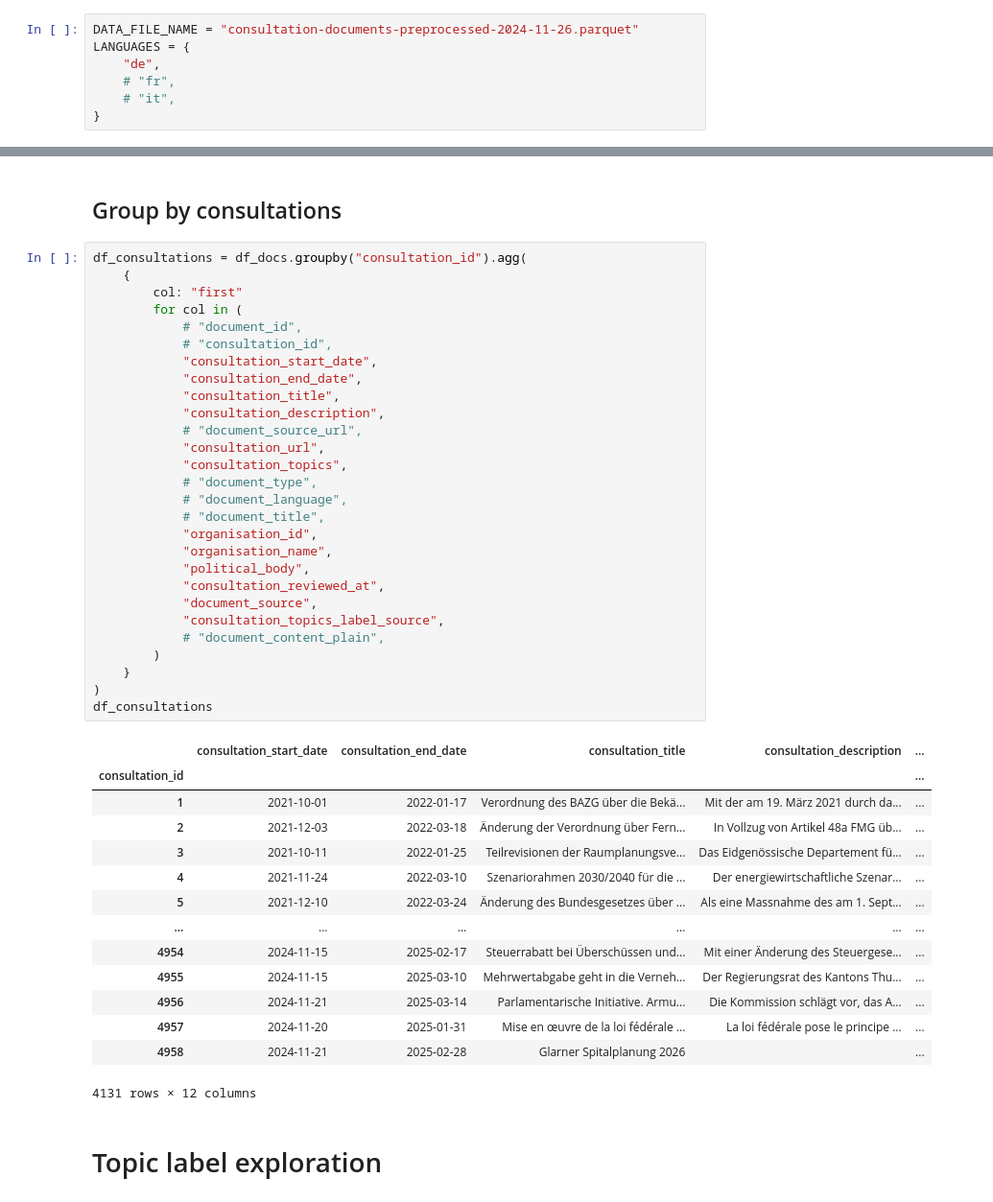
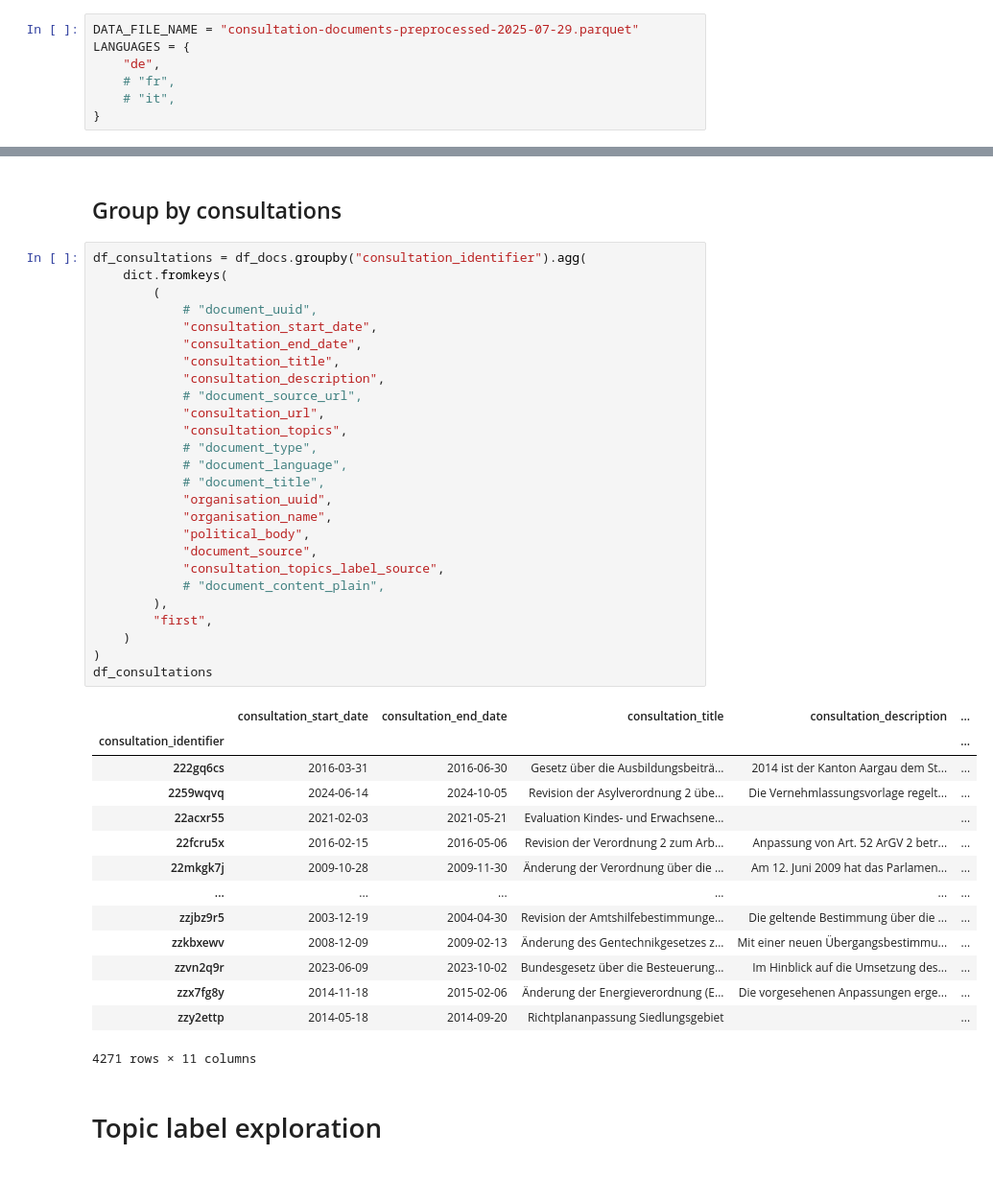
Before and after one commit to Demokratis-ch/demokratis-ml, a Jupyter notebook: research/consultation_topics/label_exploration.ipynb, the cells around one changed output, grey strips where cells are left out. Shown at 96% size. Cells and saved outputs as stored; diff of their text form.

```diff
--- a/research/consultation_topics/label_exploration.ipynb
+++ b/research/consultation_topics/label_exploration.ipynb
@@ -1,7 +1,7 @@
 # %% [markdown]
 # Setup
 # %%
-DATA_FILE_NAME = "consultation-documents-preprocessed-2024-11-26.parquet"
+DATA_FILE_NAME = "consultation-documents-preprocessed-2025-07-29.parquet"
 LANGUAGES = {
     "de",
     # "fr",
@@ -50,48 +50,46 @@ df_docs
 # %% [markdown]
 ## Group by consultations
 # %%
-df_consultations = df_docs.groupby("consultation_id").agg(
-    {
-        col: "first"
-        for col in (
-            # "document_id",
-            # "consultation_id",
+df_consultations = df_docs.groupby("consultation_identifier").agg(
+    dict.fromkeys(
+        (
+            # "document_uuid",
             "consultation_start_date",
             "consultation_end_date",
             "consultation_title",
             "consultation_description",
             # "document_source_url",
             "consultation_url",
             "consultation_topics",
             # "document_type",
             # "document_language",
             # "document_title",
-            "organisation_id",
+            "organisation_uuid",
             "organisation_name",
             "political_body",
-            "consultation_reviewed_at",
             "document_source",
             "consultation_topics_label_source",
             # "document_content_plain",
-        )
-    }
+        ),
+        "first",
+    )
 )
 df_consultations
 # %% [output]
 |  | consultation_start_date | consultation_end_date | consultation_title | consultation_description | ... |
-| consultation_id |  |  |  |  | ... |
-| 1 | 2021-10-01 | 2022-01-17 | Verordnung des BAZG über die Bekä... | Mit der am 19. März 2021 durch da... | ... |
-| 2 | 2021-12-03 | 2022-03-18 | Änderung der Verordnung über Fern... | In Vollzug von Artikel 48a FMG üb... | ... |
-| 3 | 2021-10-11 | 2022-01-25 | Teilrevisionen der Raumplanungsve... | Das Eidgenössische Departement fü... | ... |
-| 4 | 2021-11-24 | 2022-03-10 | Szenariorahmen 2030/2040 für die ... | Der energiewirtschaftliche Szenar... | ... |
-| 5 | 2021-12-10 | 2022-03-24 | Änderung des Bundesgesetzes über ... | Als eine Massnahme des am 1. Sept... | ... |
+| consultation_identifier |  |  |  |  | ... |
+| 222gq6cs | 2016-03-31 | 2016-06-30 | Gesetz über die Ausbildungsbeiträ... | 2014 ist der Kanton Aargau dem St... | ... |
+| 2259wqvq | 2024-06-14 | 2024-10-05 | Revision der Asylverordnung 2 übe... | Die Vernehmlassungsvorlage regelt... | ... |
+| 22acxr55 | 2021-02-03 | 2021-05-21 | Evaluation Kindes- und Erwachsene... |  | ... |
+| 22fcru5x | 2016-02-15 | 2016-05-06 | Revision der Verordnung 2 zum Arb... | Anpassung von Art. 52 ArGV 2 betr... | ... |
+| 22mkgk7j | 2009-10-28 | 2009-11-30 | Änderung der Verordnung über die ... | Am 12. Juni 2009 hat das Parlamen... | ... |
 | ... | ... | ... | ... | ... | ... |
-| 4954 | 2024-11-15 | 2025-02-17 | Steuerrabatt bei Überschüssen und... | Mit einer Änderung des Steuergese... | ... |
-| 4955 | 2024-11-15 | 2025-03-10 | Mehrwertabgabe geht in die Verneh... | Der Regierungsrat des Kantons Thu... | ... |
-| 4956 | 2024-11-21 | 2025-03-14 | Parlamentarische Initiative. Armu... | Die Kommission schlägt vor, das A... | ... |
-| 4957 | 2024-11-20 | 2025-01-31 | Mise en œuvre de la loi fédérale ... | La loi fédérale pose le principe ... | ... |
-| 4958 | 2024-11-21 | 2025-02-28 | Glarner Spitalplanung 2026 |  | ... |
+| zzjbz9r5 | 2003-12-19 | 2004-04-30 | Revision der Amtshilfebestimmunge... | Die geltende Bestimmung über die ... | ... |
+| zzkbxewv | 2008-12-09 | 2009-02-13 | Änderung des Gentechnikgesetzes z... | Mit einer neuen Übergangsbestimmu... | ... |
+| zzvn2q9r | 2023-06-09 | 2023-10-02 | Bundesgesetz über die Besteuerung... | Im Hinblick auf die Umsetzung des... | ... |
+| zzx7fg8y | 2014-11-18 | 2015-02-06 | Änderung der Energieverordnung (E... | Die vorgesehenen Anpassungen erge... | ... |
+| zzy2ettp | 2014-05-18 | 2014-09-20 | Richtplananpassung Siedlungsgebiet |  | ... |
-4131 rows × 12 columns
+4271 rows × 11 columns
 # %% [markdown]
 # Topic label exploration
 # %%
```
Also changed, not shown: parts of 7 cells of this notebook, 5 other files.
